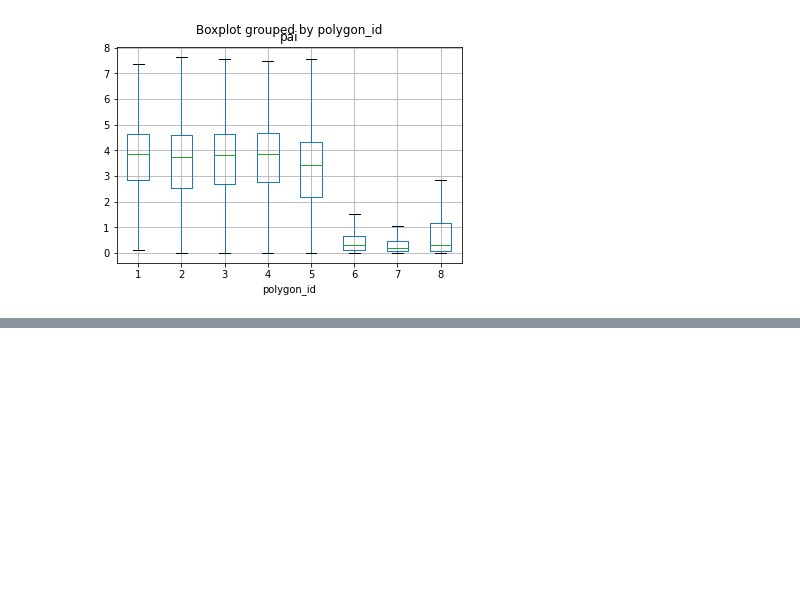
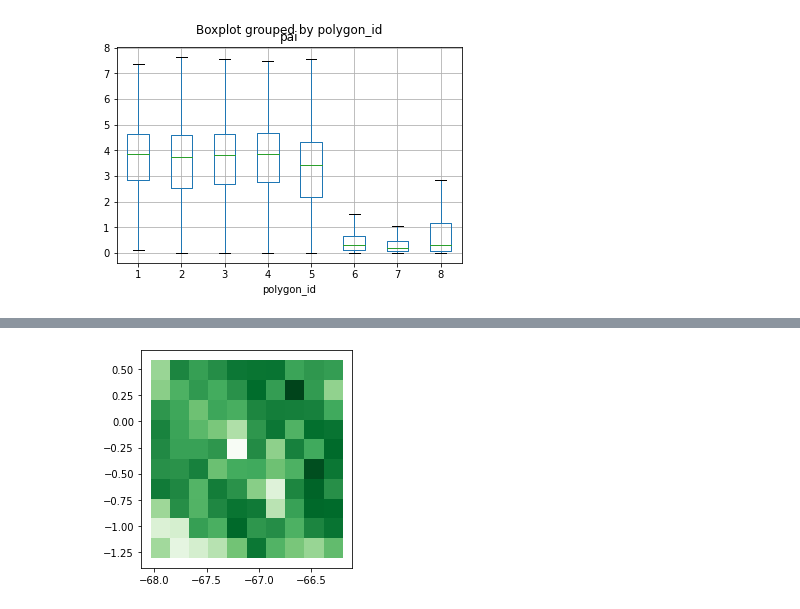
Before and after one commit to 4C-Guided-Team-Challenge/drought-with-gedi, a Jupyter notebook: notebooks/exploratory/EcosystemClustering.ipynb, the cells around one changed output, grey strips where cells are left out. Cells and saved outputs as stored; diff of their text form; code cells hidden in the pictures; blank space fills up the shorter version.

```diff
--- a/notebooks/exploratory/EcosystemClustering.ipynb
+++ b/notebooks/exploratory/EcosystemClustering.ipynb
@@ -327,0 +396,2 @@ gedi_csv.boxplot(column="pai",by="polygon_id",showfliers=False)
+# %%
+test = rasterise_polygon(10,gedi_csv,shape,1)
@@ -327,0 +409,34 @@ gedi_csv.boxplot(column="pai",by="polygon_id",showfliers=False)
+# %%
+def calculate_grid_geometry(df, r, shape, polygon, columns_to_keep):
+    '''
+        Given a Pandas.DataFrame with x and y columns, replace those with the
+        appropriate geometry column.
+
+    '''
+    geometry = shape.geometry[polygon - 1]
+
+    minx, miny, maxx, maxy = geometry.bounds
+    stepx = (maxx - minx) / r
+    stepy = (maxy - miny) / r
+
+    def calc_geometry(row):
+        curx = minx + row['x'] * stepx
+        cury = maxy - row['y'] * stepy
+        return Polygon([(curx, cury), (curx + stepx, cury), (curx + stepx, cury - stepy), (curx, cury - stepy)])
+
+    df['geometry'] = df.apply(calc_geometry, axis=1)
+    df = df.drop(columns=['x', 'y'])
+
+    geo_df = gpd.GeoDataFrame(df, columns = ["geometry", *columns_to_keep])
+    return geo_df
+# %%
+def raster_plot(df, r, shape, polygon, var):
+
+    df = df.groupby(['x', 'y']).mean()[var].reset_index()
+    geo_df = calculate_grid_geometry(df, r, shape, polygon, [var])
+
+    geo_df.plot(column = var, cmap = 'Greens')
+# %%
+raster_plot(test, 10, shape, 1, 'pai')
+# %% [output]
+[figure, added]
```
Also changed, not shown: parts of 15 cells of this notebook, 1 other file.
